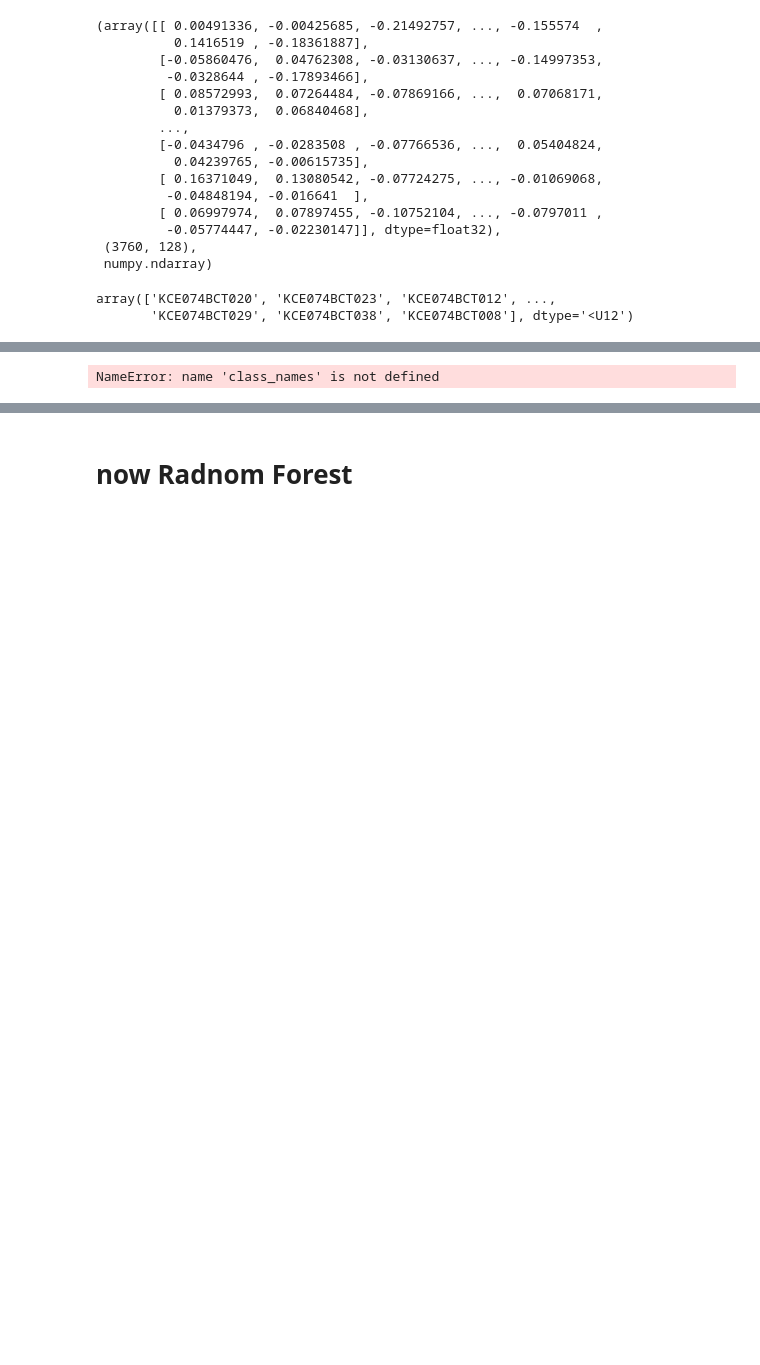
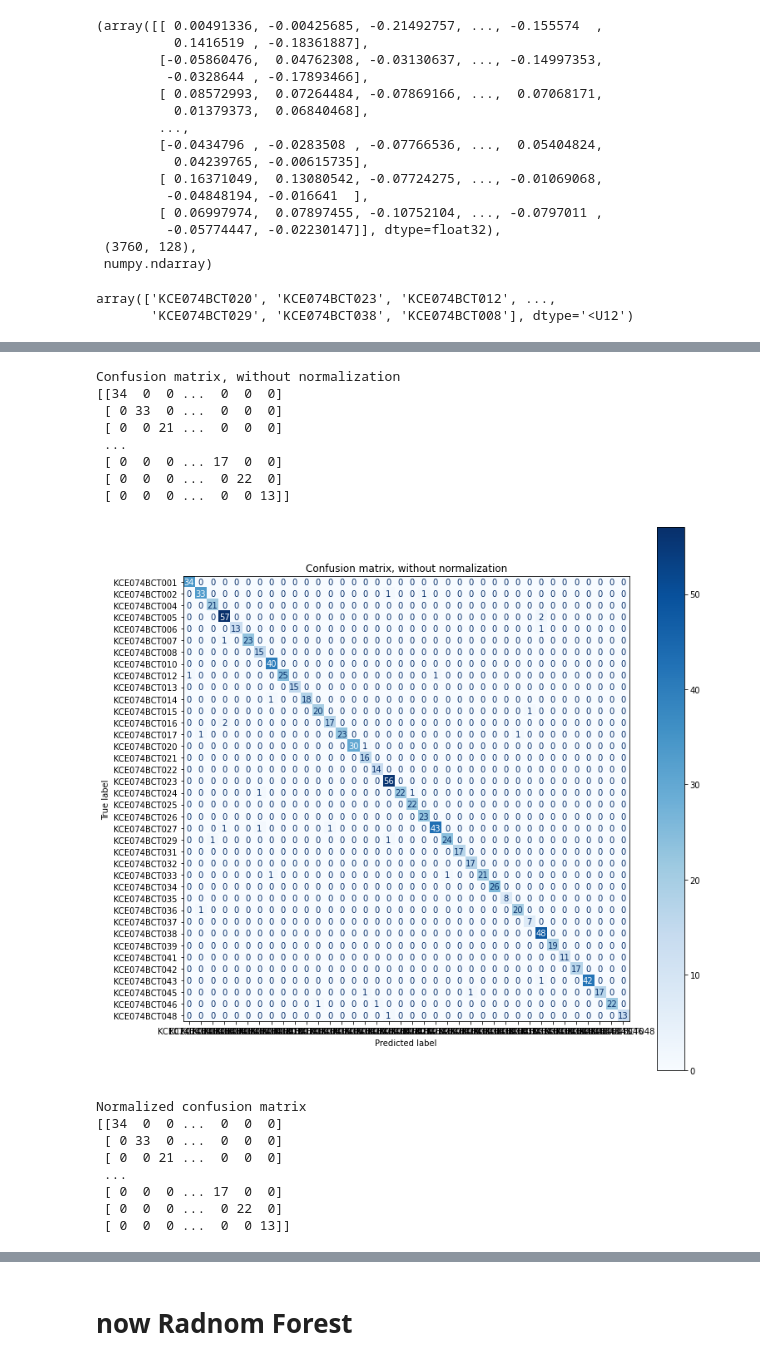
Before and after one commit to nabinadhikariofficial/Automated-Face-Recognition-Based-Attendance-System, a Jupyter notebook: Notebook_Scripts_Data/model_generator.ipynb, the cells around one changed output, grey strips where cells are left out. Saved outputs shown, nothing was run; the diff lists cells and outputs as text; code cells hidden in the pictures; blank space fills up the shorter version.

```diff
--- a/Notebook_Scripts_Data/model_generator.ipynb
+++ b/Notebook_Scripts_Data/model_generator.ipynb
@@ -495,17 +531,32 @@ ModuleNotFoundError: No module named 'seaborn'
 # %%
 from sklearn.metrics import plot_confusion_matrix
 titles_options = [("Confusion matrix, without normalization", None),
                   ("Normalized confusion matrix", 'true')]
 for title, normalize in titles_options:
-    disp = plot_confusion_matrix(model_svc, X_val_emb_nom, y_val,
-                                 display_labels=class_names,
-                                 cmap=plt.cm.Blues,
-                                 normalize=normalize)
+    fig, ax = plt.subplots(figsize=(12, 12))
+
+    disp = plot_confusion_matrix(model_svc, X_val_emb_nom, y_val,cmap=plt.cm.Blues,ax=ax)
     disp.ax_.set_title(title)
 
     print(title)
+
     print(disp.confusion_matrix)
-
-plt.show()
+    plt.show()
 # %% [output]
-NameError: name 'class_names' is not defined
+Confusion matrix, without normalization
+[[34  0  0 ...  0  0  0]
+ [ 0 33  0 ...  0  0  0]
+ [ 0  0 21 ...  0  0  0]
+ ...
+ [ 0  0  0 ... 17  0  0]
+ [ 0  0  0 ...  0 22  0]
+ [ 0  0  0 ...  0  0 13]]
+[figure, added]
+Normalized confusion matrix
+[[34  0  0 ...  0  0  0]
+ [ 0 33  0 ...  0  0  0]
+ [ 0  0 21 ...  0  0  0]
+ ...
+ [ 0  0  0 ... 17  0  0]
+ [ 0  0  0 ...  0 22  0]
+ [ 0  0  0 ...  0  0 13]]
```
Also changed, not shown: parts of 30 cells of this notebook, 49 other files.
